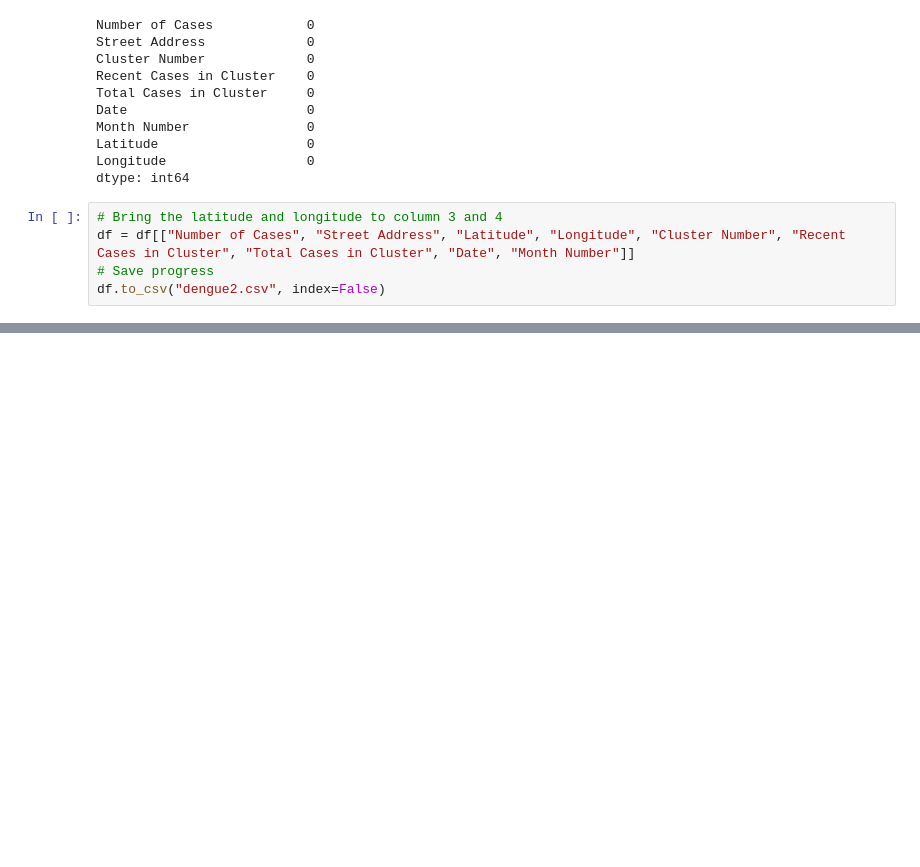
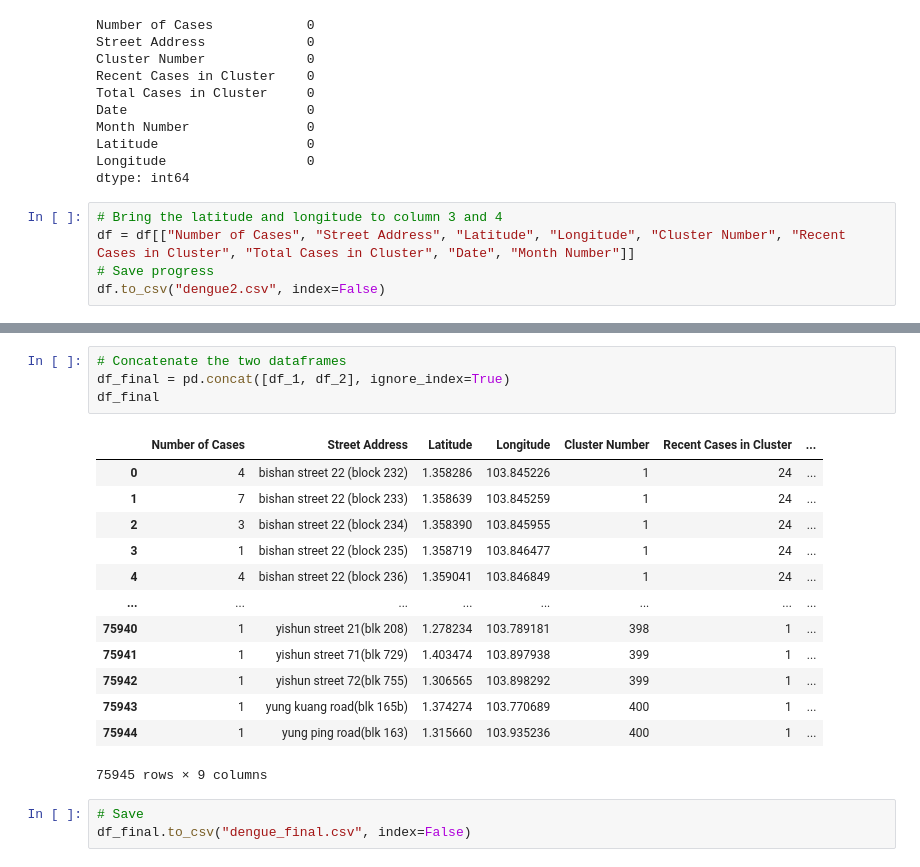
Before and after one commit to guidesify/ASAR_shiny, a Jupyter notebook: Data/scrape.ipynb, the cells around one changed output, grey strips where cells are left out. Cells and saved outputs as stored; diff of their text form; blank space fills up the shorter version.

```diff
--- a/Data/scrape.ipynb
+++ b/Data/scrape.ipynb
@@ -314,0 +399,21 @@ df.to_csv("dengue2.csv", index=False)
+# %%
+# Concatenate the two dataframes
+df_final = pd.concat([df_1, df_2], ignore_index=True)
+df_final
+# %% [output]
+|  | Number of Cases | Street Address | Latitude | Longitude | Cluster Number | Recent Cases in Cluster | ... |
+| 0 | 4 | bishan street 22 (block 232) | 1.358286 | 103.845226 | 1 | 24 | ... |
+| 1 | 7 | bishan street 22 (block 233) | 1.358639 | 103.845259 | 1 | 24 | ... |
+| 2 | 3 | bishan street 22 (block 234) | 1.358390 | 103.845955 | 1 | 24 | ... |
+| 3 | 1 | bishan street 22 (block 235) | 1.358719 | 103.846477 | 1 | 24 | ... |
+| 4 | 4 | bishan street 22 (block 236) | 1.359041 | 103.846849 | 1 | 24 | ... |
+| ... | ... | ... | ... | ... | ... | ... | ... |
+| 75940 | 1 | yishun street 21(blk 208) | 1.278234 | 103.789181 | 398 | 1 | ... |
+| 75941 | 1 | yishun street 71(blk 729) | 1.403474 | 103.897938 | 399 | 1 | ... |
+| 75942 | 1 | yishun street 72(blk 755) | 1.306565 | 103.898292 | 399 | 1 | ... |
+| 75943 | 1 | yung kuang road(blk 165b) | 1.374274 | 103.770689 | 400 | 1 | ... |
+| 75944 | 1 | yung ping road(blk 163) | 1.315660 | 103.935236 | 400 | 1 | ... |
+75945 rows × 9 columns
+# %%
+# Save
+df_final.to_csv("dengue_final.csv", index=False)
```
Also changed, not shown: parts of 5 cells of this notebook, 3 other files.
